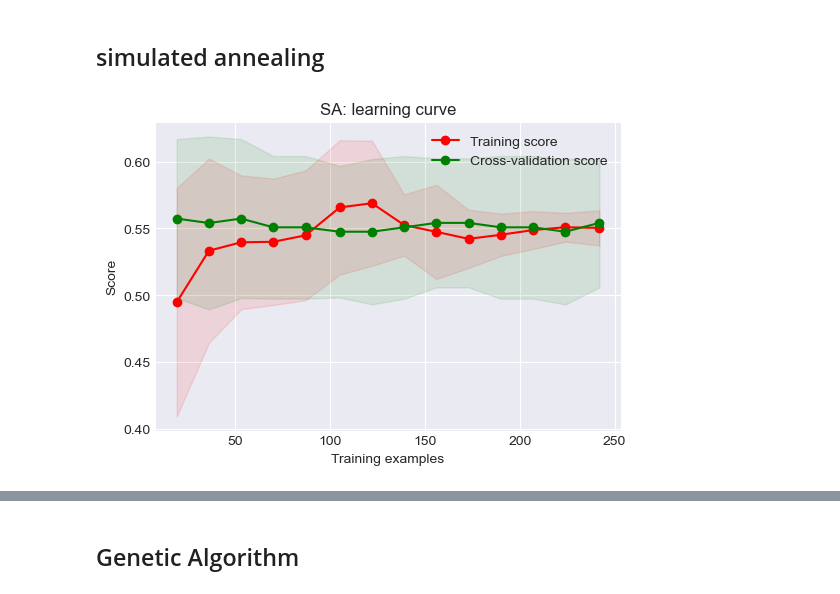
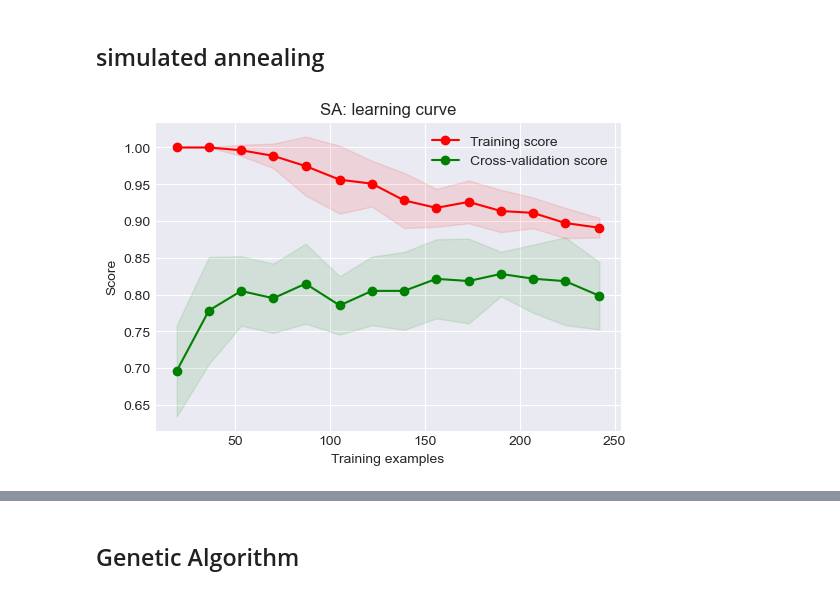
Before and after one commit to Alijafr/ML, a Jupyter notebook: assignment 2/code/Neural_Net.ipynb, the cells around one changed output, grey strips where cells are left out. Drawn from its saved outputs; the diff is of its cells as text; code cells hidden in the pictures.

```diff
--- a/assignment 2/code/Neural_Net.ipynb
+++ b/assignment 2/code/Neural_Net.ipynb
@@ -324,16 +337,16 @@ plt.show()
 # %%
 # Define SA exponential decay schedule
 exp_decay = ExpDecay(init_temp=100,
                      exp_const=0.1,
                      min_temp=0.001)
 SA =  NeuralNetwork(hidden_nodes=[10,], activation='relu',
-                       algorithm='simulated_annealing', max_iters=1000,
-                       bias=True, is_classifier=True,schedule=exp_decay, learning_rate=0.01,
+                       algorithm='simulated_annealing', max_iters=6000,
+                       bias=True, is_classifier=True,schedule=exp_decay, learning_rate=0.1,
                        early_stopping=False, clip_max=1e10,random_state =102,
                        max_attempts=100, curve=False)
 title = 'SA: learning curve'
 plt = plot_learning_curve(SA,title,X,y.squeeze(1),n_jobs=-1)
 plt.savefig(save_folder+ "SA_learning_curve.pdf")
 plt.show()
 # %% [output]
-[figure, old version]
+[figure, new version]
```
Also changed, not shown: parts of 43 cells of this notebook, 37 other files.
